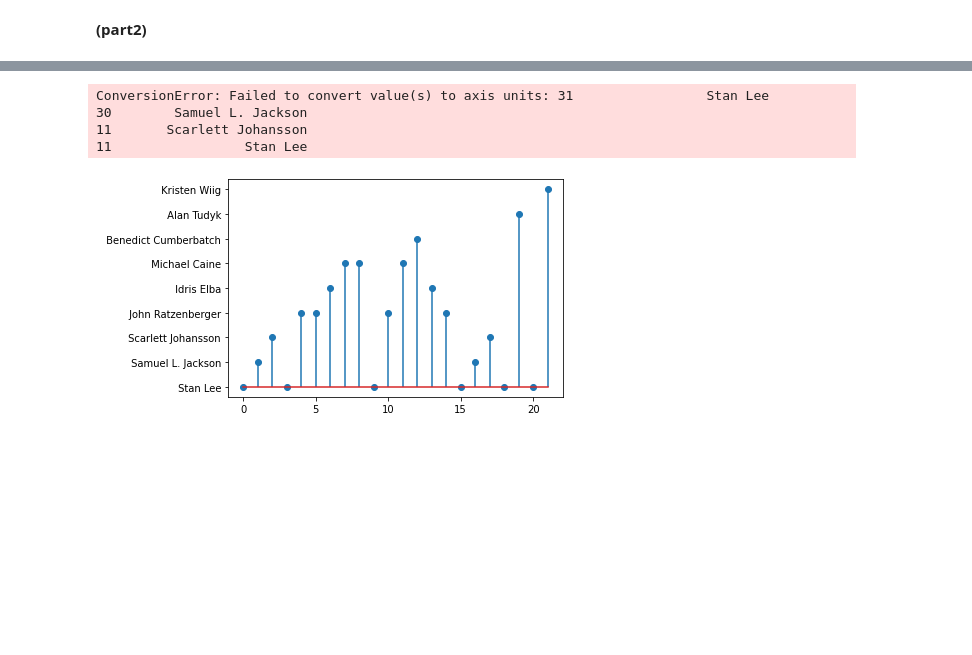
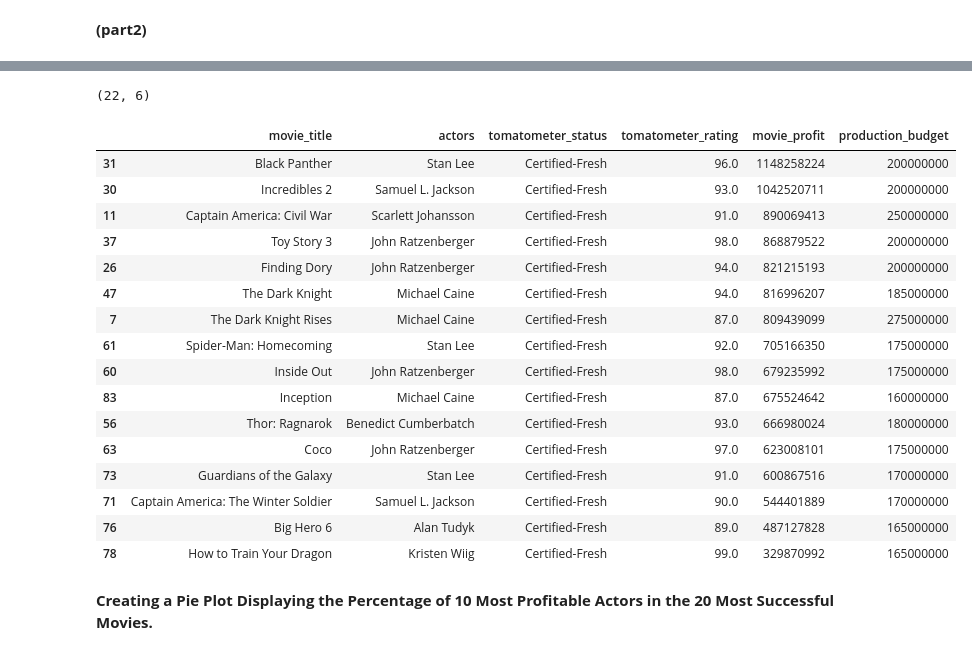
Before and after one commit to jchandleroneal/microsoft-movie-analysis, a Jupyter notebook: movie_analysis.ipynb, the cells around one changed output, grey strips where cells are left out. Cells and saved outputs as stored; diff of their text form; code cells hidden in the pictures; blank space fills up the shorter version.

Commit message:
beginning pie plot

```diff
--- a/movie_analysis.ipynb
+++ b/movie_analysis.ipynb
@@ -622,3 +635,4 @@ movie_for_actor
 **(part2)**
 # %%
 actors_in_movies = movie_for_actor[movie_for_actor.actors.isin(only10.index)]
+actors_in_movies2 = actors_in_movies.drop_duplicates('movie_title')
@@ -647,12 +639,26 @@ actor_occurance_num =
-# %%
-
-# Make the plot
-plt.stem(actors_in_movies['actors'])
-plt.xticks(actors_in_movies['actors'], actors_in_movies['movie_title'])
-plt.show()
-# %% [output]
-ConversionError: Failed to convert value(s) to axis units: 31                 Stan Lee
-30        Samuel L. Jackson
-11       Scarlett Johansson
-11                 Stan Lee
-[figure, removed]
+# %%
+actors_in_movies.shape
+# %% [output]
+(22, 6)
+# %%
+actors_in_movies2
+# %% [output]
+|  | movie_title | actors | tomatometer_status | tomatometer_rating | movie_profit | production_budget |
+| 31 | Black Panther | Stan Lee | Certified-Fresh | 96.0 | 1148258224 | 200000000 |
+| 30 | Incredibles 2 | Samuel L. Jackson | Certified-Fresh | 93.0 | 1042520711 | 200000000 |
+| 11 | Captain America: Civil War | Scarlett Johansson | Certified-Fresh | 91.0 | 890069413 | 250000000 |
+| 37 | Toy Story 3 | John Ratzenberger | Certified-Fresh | 98.0 | 868879522 | 200000000 |
+| 26 | Finding Dory | John Ratzenberger | Certified-Fresh | 94.0 | 821215193 | 200000000 |
+| 47 | The Dark Knight | Michael Caine | Certified-Fresh | 94.0 | 816996207 | 185000000 |
+| 7 | The Dark Knight Rises | Michael Caine | Certified-Fresh | 87.0 | 809439099 | 275000000 |
+| 61 | Spider-Man: Homecoming | Stan Lee | Certified-Fresh | 92.0 | 705166350 | 175000000 |
+| 60 | Inside Out | John Ratzenberger | Certified-Fresh | 98.0 | 679235992 | 175000000 |
+| 83 | Inception | Michael Caine | Certified-Fresh | 87.0 | 675524642 | 160000000 |
+| 56 | Thor: Ragnarok | Benedict Cumberbatch | Certified-Fresh | 93.0 | 666980024 | 180000000 |
+| 63 | Coco | John Ratzenberger | Certified-Fresh | 97.0 | 623008101 | 175000000 |
+| 73 | Guardians of the Galaxy | Stan Lee | Certified-Fresh | 91.0 | 600867516 | 170000000 |
+| 71 | Captain America: The Winter Soldier | Samuel L. Jackson | Certified-Fresh | 90.0 | 544401889 | 170000000 |
+| 76 | Big Hero 6 | Alan Tudyk | Certified-Fresh | 89.0 | 487127828 | 165000000 |
+| 78 | How to Train Your Dragon | Kristen Wiig | Certified-Fresh | 99.0 | 329870992 | 165000000 |
+# %% [markdown]
+**Creating a Pie Plot Displaying the Percentage of 10 Most Profitable Actors in the 20 Most Successful Movies.**
```
Also changed, not shown: parts of 12 cells of this notebook.
